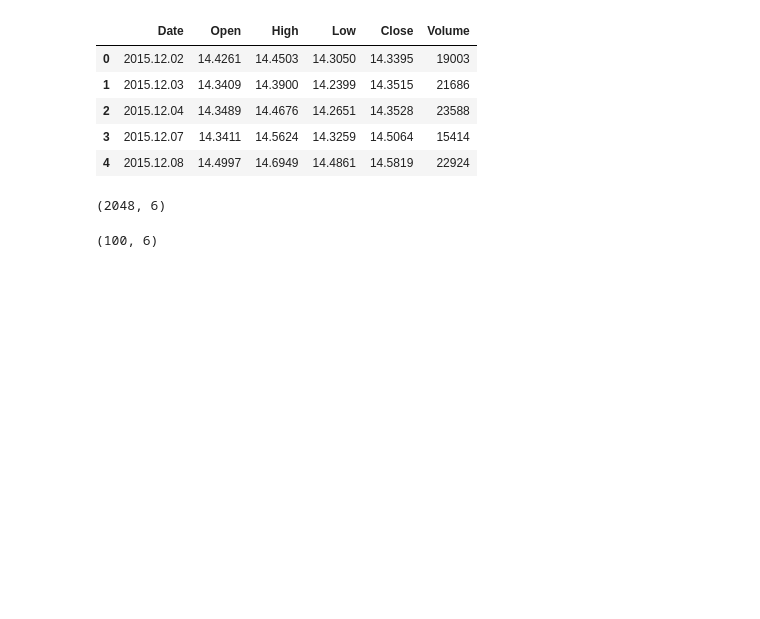
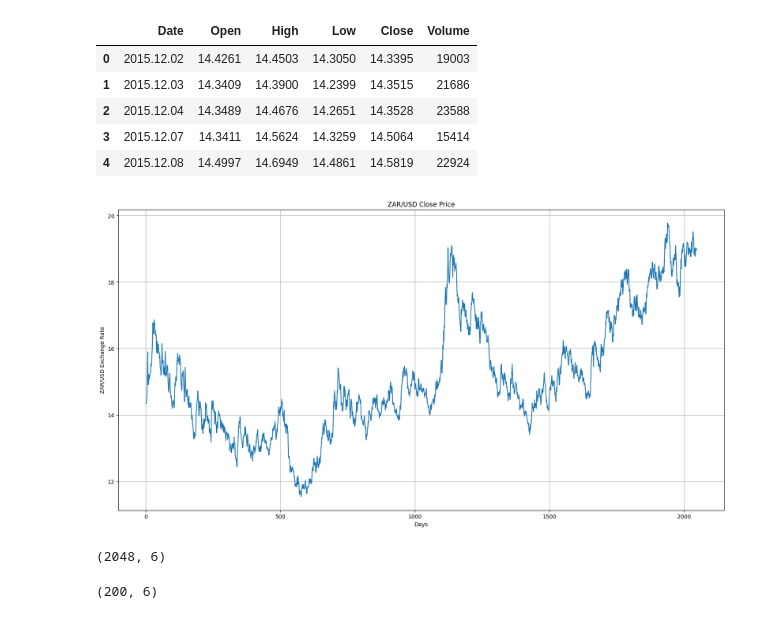
Before and after one commit to Patriol-LLC/0625, a Jupyter notebook: Permutation_Importance.ipynb, the cells around one changed output. Drawn from its saved outputs; the diff is of its cells as text; code cells hidden in the pictures; blank space fills up the shorter version.

```diff
--- a/Permutation_Importance.ipynb
+++ b/Permutation_Importance.ipynb
@@ -18,15 +19,25 @@ csv.head()
 | 2 | 2015.12.04 | 14.3489 | 14.4676 | 14.2651 | 14.3528 | 23588 |
 | 3 | 2015.12.07 | 14.3411 | 14.5624 | 14.3259 | 14.5064 | 15414 |
 | 4 | 2015.12.08 | 14.4997 | 14.6949 | 14.4861 | 14.5819 | 22924 |
+# %%
+#Plot the data
+plt.figure(figsize=(20,10))
+plt.plot(csv['Close'])
+plt.title('ZAR/USD Close Price')
+plt.xlabel('Days')
+plt.ylabel('ZAR/USD Exchange Rate')
+plt.grid(True)
+plt.show()
+# %% [output]
+[figure, added]
 # %%
 #How large is the dataset?
 csv.shape
 # %% [output]
 (2048, 6)
 # %%
-#Let's work with a smaller dataframe for this lesson, the first 100 rows
-df = csv.loc[0:99,:]
-
+#Let's work with a smaller dataframe for this lesson, the first 200 rows for training
+df = csv.loc[ 0:199,:]
 df.shape
 # %% [output]
-(100, 6)
+(200, 6)
```
Also changed, not shown: parts of 26 cells of this notebook.
